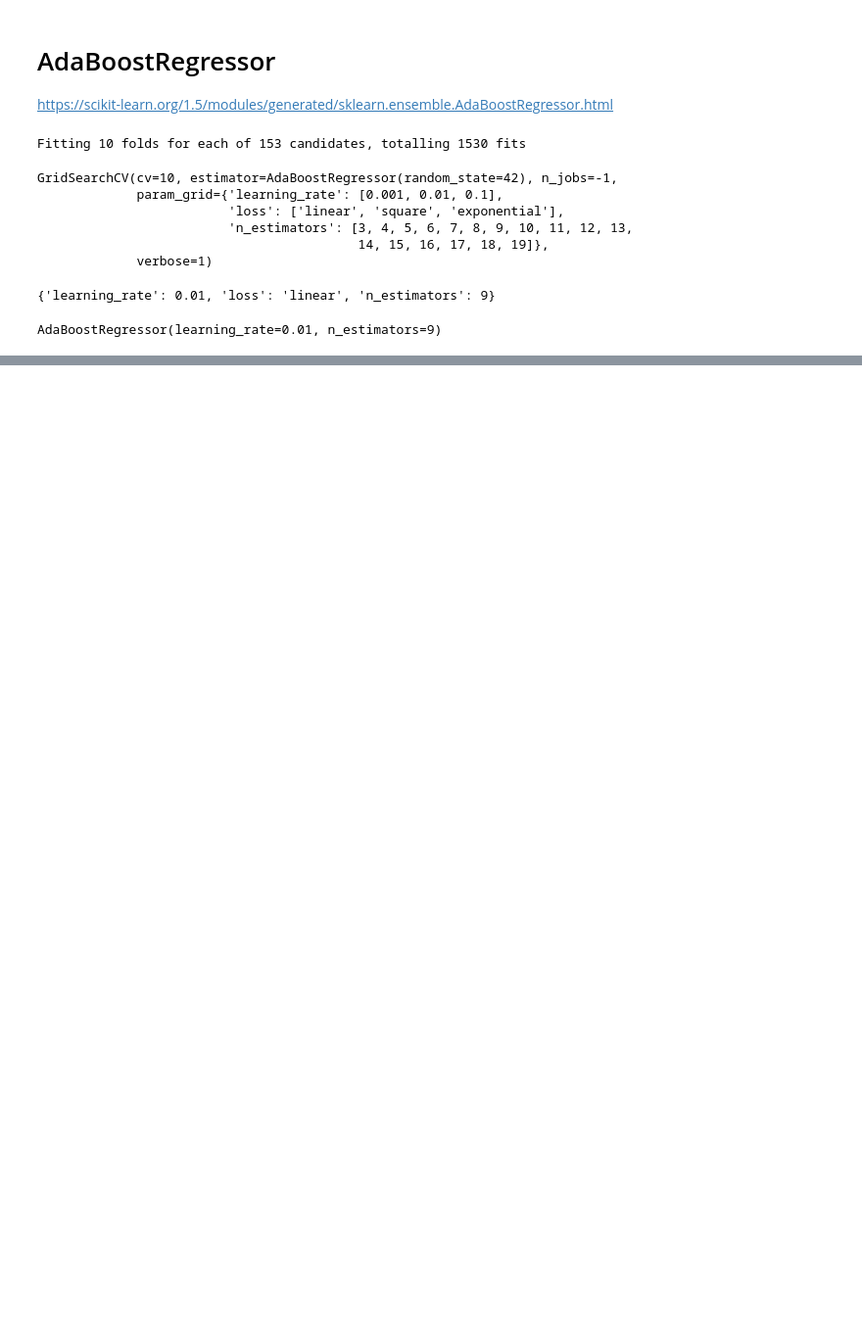
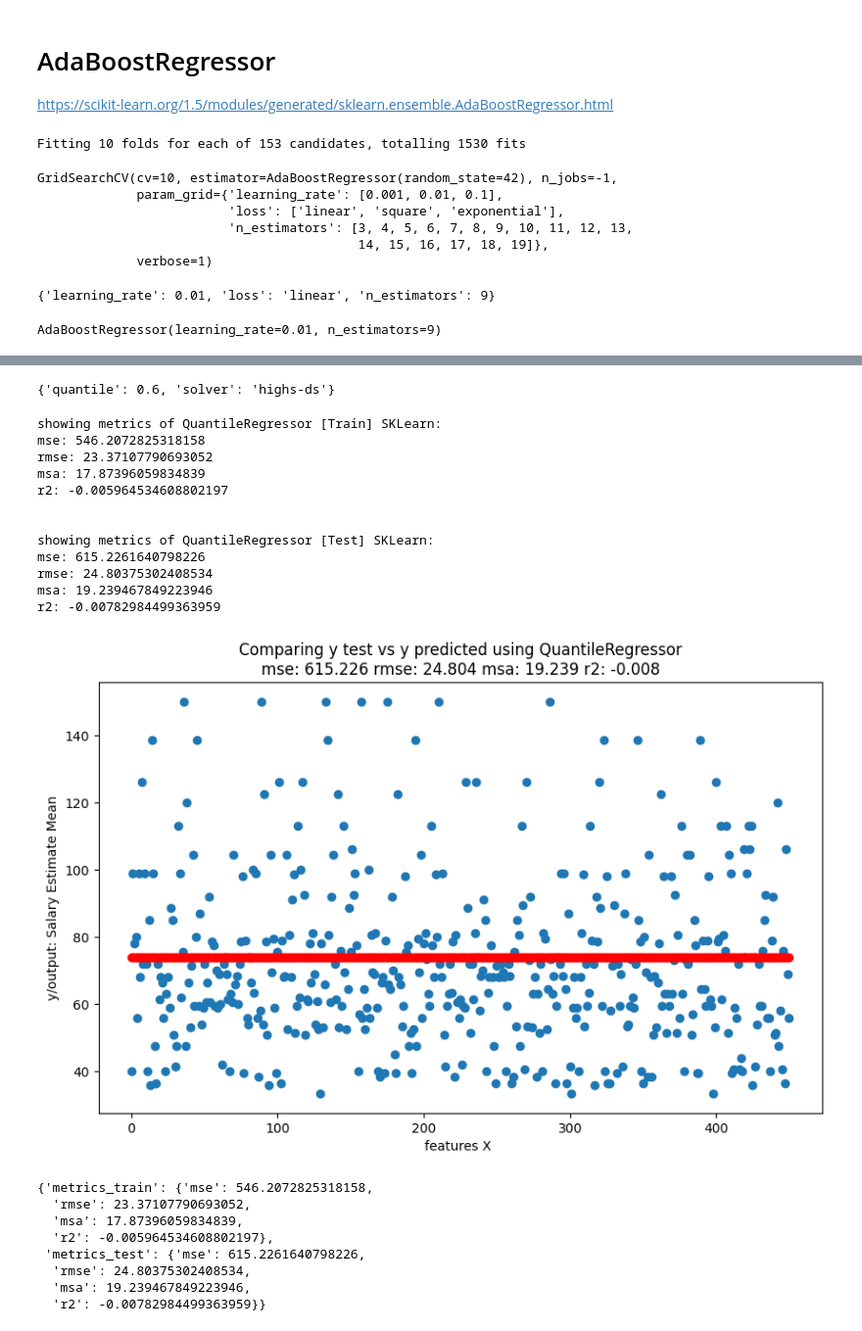
Before and after one commit to LeonardoBolanos/machine_learning_s3_2024, a Jupyter notebook: notebooks/Final_Project/3.0-lobr-modelos-final-project-regressors.ipynb, the cells around one changed output, grey strips where cells are left out. Shown at 98% size. Saved outputs shown, nothing was run; the diff lists cells and outputs as text; code cells hidden in the pictures; blank space fills up the shorter version.

```diff
--- a/notebooks/Final_Project/3.0-lobr-modelos-final-project-regressors.ipynb
+++ b/notebooks/Final_Project/3.0-lobr-modelos-final-project-regressors.ipynb
@@ -411,0 +427,11 @@ r2: 0.25676511288348625
+# %%
+params = {
+    'quantile': [0.1,0.2,0.3,0.4,0.5,0.6],
+    'solver': ['highs-ds', 'highs-ipm', 'highs', 'revised simplex'],
+}
+
+
+qr_reg = QuantileRegressor()
+qr_reg_grid_reg = GridSearchCV(qr_reg, params, cv = 10,n_jobs=-1)
+# %%
+qr_reg_grid_reg.fit(X_train,y_train.reshape(-1))
@@ -411,0 +460,33 @@ r2: 0.25676511288348625
+# %%
+qr_reg_grid_reg.best_params_
+# %% [output]
+{'quantile': 0.6, 'solver': 'highs-ds'}
+# %%
+qr_reg = QuantileRegressor(
+    quantile=getParam(qr_reg_grid_reg.best_params_,'quantile'),
+    solver=getParam(qr_reg_grid_reg.best_params_,'solver'),
+    )
+# %%
+showMetricsAndGraph(qr_reg,'QuantileRegressor',X_train,y_train,X_test,y_test)
+# %% [output]
+showing metrics of QuantileRegressor [Train] SKLearn:
+mse: 546.2072825318158
+rmse: 23.37107790693052
+msa: 17.87396059834839
+r2: -0.005964534608802197
+
+
+showing metrics of QuantileRegressor [Test] SKLearn:
+mse: 615.2261640798226
+rmse: 24.80375302408534
+msa: 19.239467849223946
+r2: -0.00782984499363959
+[figure, added]
+{'metrics_train': {'mse': 546.2072825318158,
+  'rmse': 23.37107790693052,
+  'msa': 17.87396059834839,
+  'r2': -0.005964534608802197},
+ 'metrics_test': {'mse': 615.2261640798226,
+  'rmse': 24.80375302408534,
+  'msa': 19.239467849223946,
+  'r2': -0.00782984499363959}}
```
Also changed, not shown: parts of 11 cells of this notebook, 2 other files.
